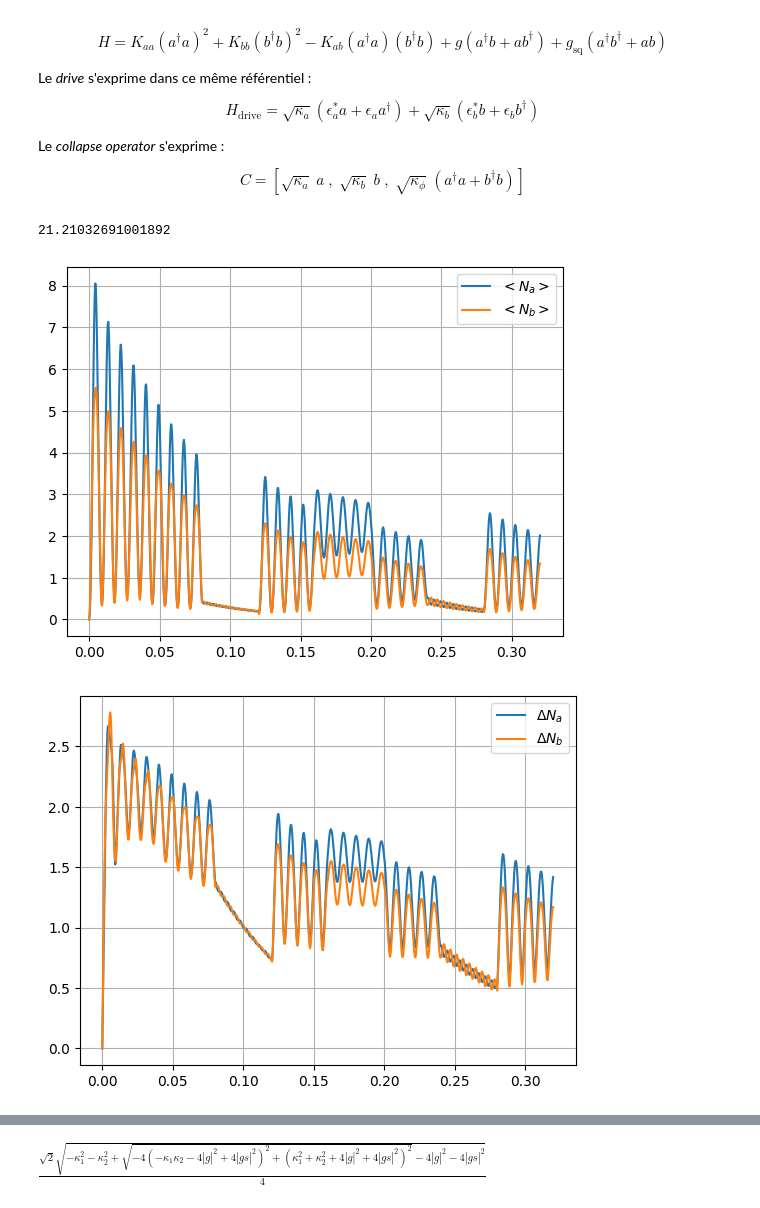
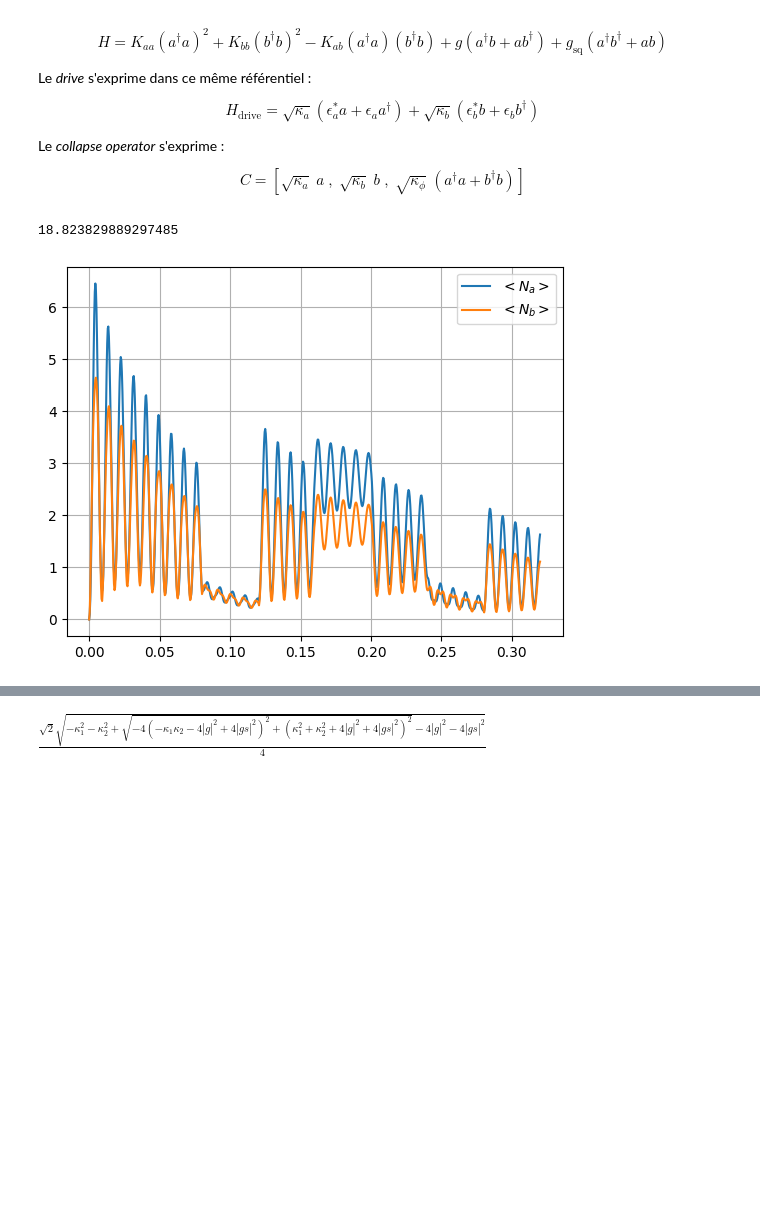
Before and after one commit to nicolasmalet/Quantum-Learn, a Jupyter notebook: Test.ipynb, the cells around one changed output, grey strips where cells are left out. Drawn from its saved outputs; the diff is of its cells as text; code cells hidden in the pictures; blank space fills up the shorter version.

```diff
--- a/Test.ipynb
+++ b/Test.ipynb
@@ -85,8 +42,8 @@ params_G = [QuantumParameters(
 )]
 
 QP_Dudas = JPCConfig(
-    DIM_A=15,
-    DIM_B=15,
+    DIM_A=12,
+    DIM_B=12,
     OMEGA_A=1e4,
     OMEGA_B=9 * 1e3,
     KAPPA_A=17,
@@ -101,19 +58,23 @@ QP_Dudas = JPCConfig(
 
 QP = QP_Dudas
 
-chip = JpcChip(QP)
+chip = JpcChip(QP_Dudas)
 # %%
 t1 = time()
-A = chip.run_simulation(X, params_G, encoding_observable='epsilon')
+A_epsilon = chip.run_simulation(X, params_G, encoding_observable='epsilon')
+#A_conv = chip.run_simulation(X, params_G, encoding_observable='g_conv')
+#A_sq = chip.run_simulation(X, params_G, encoding_observable='g_sq')
 print(time() - t1)
 
 #c-profile
 # %% [output]
-21.21032691001892
+18.823829889297485
 # %%
-l = A[0].photon_distribution.Plot_Mean_Photon_Number()
-l = A[0].photon_distribution.Plot_Sigma_Photon_Number()
+l = A_epsilon[0].photon_distribution.Plot_Mean_Photon_Number()
+#l = A_conv[0].photon_distribution.Plot_Mean_Photon_Number()
+#l = A_sq[0].photon_distribution.Plot_Mean_Photon_Number()
+
+#l = A[0].photon_distribution.Plot_Sigma_Photon_Number()
 # %% [output]
-[figure, old version]
+[figure, new version]
-[figure, removed]
 # %%
```
Also changed, not shown: parts of 11 cells of this notebook, 10 other files.
